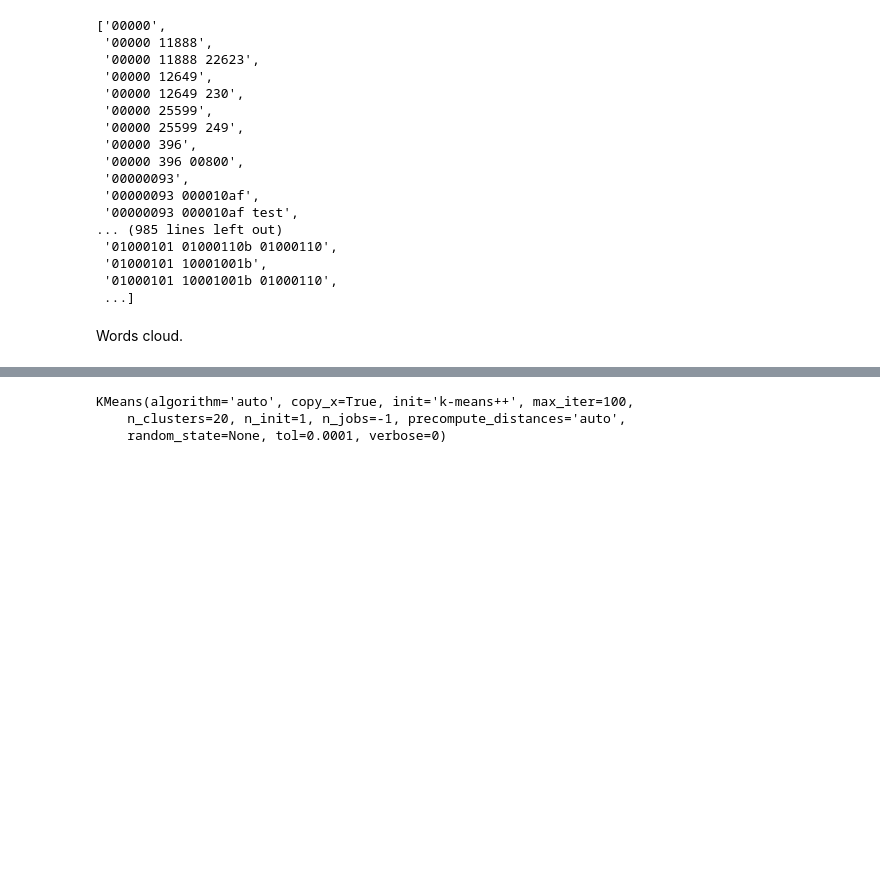
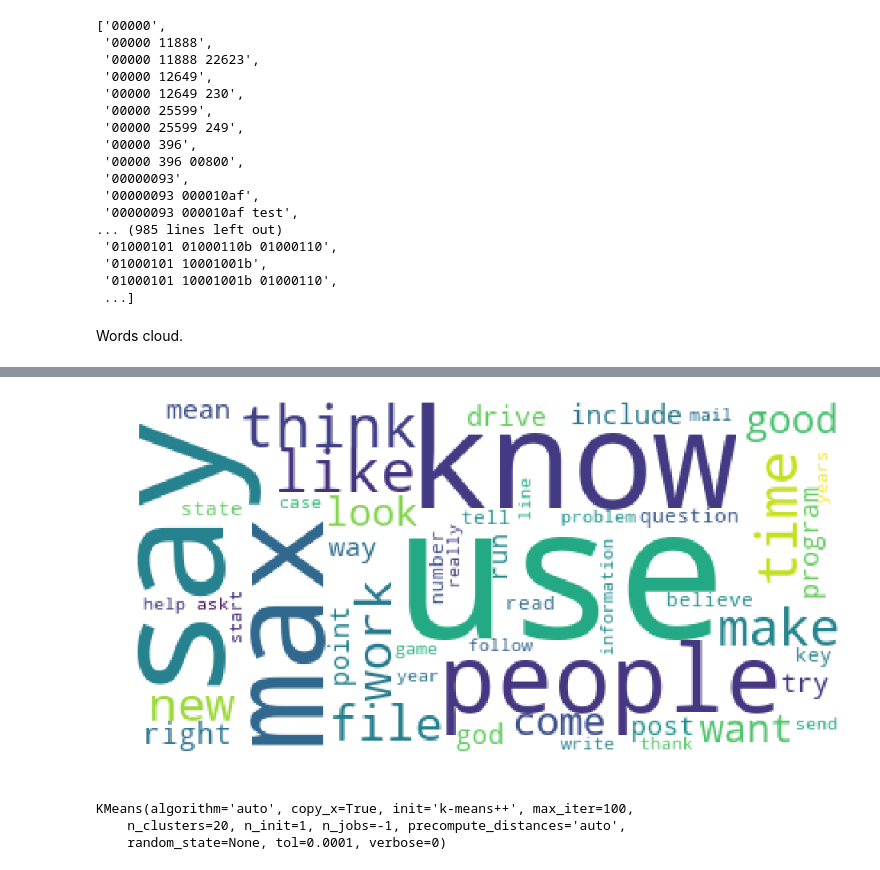
Before and after one commit to Espad/DS_5, a Jupyter notebook: Texts_Classification.ipynb, the cells around one changed output, grey strips where cells are left out. Drawn from its saved outputs; the diff is of its cells as text; code cells hidden in the pictures; blank space fills up the shorter version.

```diff
--- a/Texts_Classification.ipynb
+++ b/Texts_Classification.ipynb
@@ -1154,15 +1152,17 @@ vectorizer.vocabulary_
 # %%
 from wordcloud import WordCloud
 
 # Combine all reviews for the desired sentiment
 #combined_text = " ".join([wd for wd in words])
 
 # Initialize wordcloud object
 wc = WordCloud(background_color='white', max_words=50,
         stopwords = StopWords)
 
 # Generate and plot wordcloud
-plt.figure(figsize =[32,32])
-plt.imshow(wc.generate_from_frequencies(vectorizer.vocabulary_))
+plt.figure(figsize =[16,16])
+plt.imshow(wc.generate_from_frequencies(frequencies=train_top_words_test))
 plt.axis('off')
 plt.show()
+# %% [output]
+[figure, added]
```
Also changed, not shown: parts of 13 cells of this notebook.
